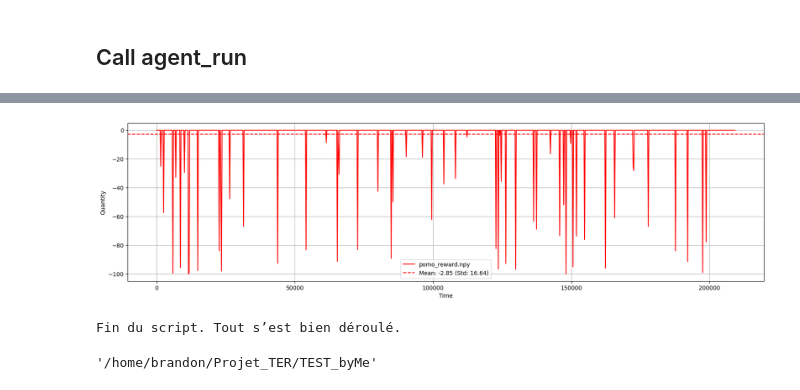
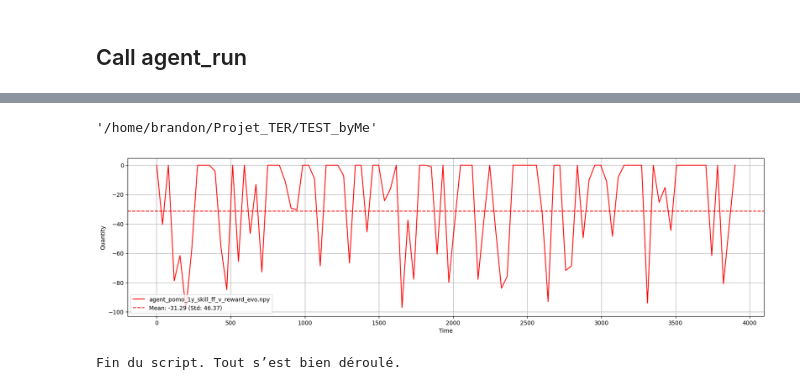
Before and after one commit to brandonafonso31/Dashboard-Pompier, a Jupyter notebook: examples_pomo.ipynb, the cells around one changed output, grey strips where cells are left out. Drawn from its saved outputs; the diff is of its cells as text; code cells hidden in the pictures.

```diff
--- a/examples_pomo.ipynb
+++ b/examples_pomo.ipynb
@@ -144,4 +143,0 @@ wandb: Find logs at: wandb/run-20250822_120828-an6dwb2z/logs
-# %%
-with open(f"Plots/metrics_{model}_{years}_{suffix}", "rb") as f:
-    met2 = pickle.load(f)
-met2
@@ -166,9 +144,10 @@ met2
+# %%
+os.getcwd()
+# %% [output]
+'/home/brandon/Projet_TER/TEST_byMe'
 # %%
-%run plot_evo.py f"metrics_{model}_{years}_{suffix}.npy" --interpolation 1000
+file_name = f"agent_{model}_{years}_{suffix}_reward_evo.npy"
+%run plot_evo.py "{file_name}" --interpolation 1000
 # %% [output]
-[figure, old version]
+[figure, new version]
 Fin du script. Tout s’est bien déroulé.
-# %%
-os.getcwd()
-# %% [output]
-'/home/brandon/Projet_TER/TEST_byMe'
```
Also changed, not shown: parts of 2 cells of this notebook, 2 other files.
